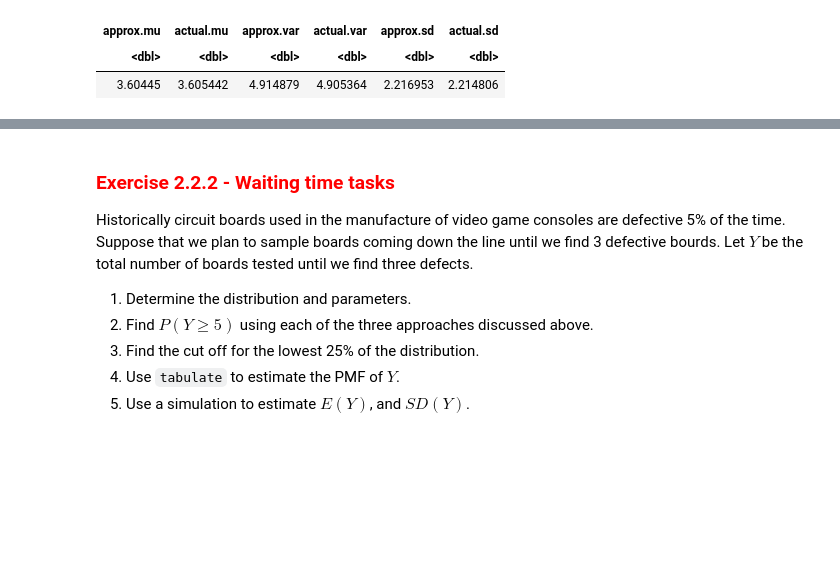
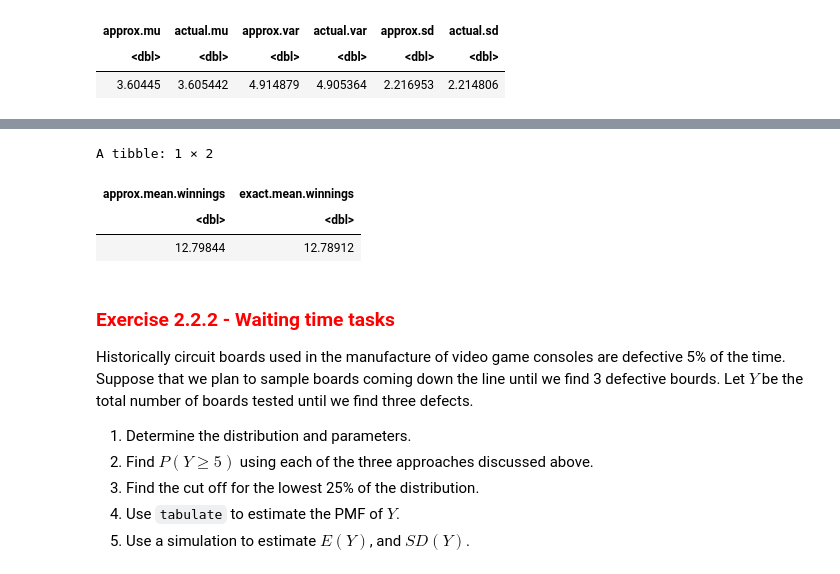
Before and after one commit to yardsale8/probability_simulations_in_R, a Jupyter notebook: 2_2_simulating_the_geometric_and_negative_binomial_distributions.ipynb, the cells around one changed output, grey strips where cells are left out. Drawn from its saved outputs; the diff is of its cells as text; code cells hidden in the pictures; blank space fills up the shorter version.

```diff
--- a/2_2_simulating_the_geometric_and_negative_binomial_distributions.ipynb
+++ b/2_2_simulating_the_geometric_and_negative_binomial_distributions.ipynb
@@ -454,3 +503,21 @@ A tibble: 1 × 6
+# %%
+n <- 10
+k <- 10
+p <- 0.735
+N <- 100000
+(replicate_int(N, rnbinom(1, k, p))
+  %>% mutate(num.misses = .outcome,
+             winnings = 2*k - 2*num.misses)
+  %>% summarise(approx.mean.winnings = mean(winnings))
+  %>% mutate(exact.mean.failures = k/p-k,
+             exact.mean.winnings = 2*k - 2*exact.mean.failures)
+  %>% select(-exact.mean.failures) # dropping a column
+)
+# %% [output]
+A tibble: 1 × 2
+| approx.mean.winnings | exact.mean.winnings |
+| <dbl> | <dbl> |
+| 12.79844 | 12.78912 |
 # %% [markdown]
 ### <font color="red"> Exercise 2.2.2 - Waiting time tasks </font>
 
```
Also changed, not shown: parts of 14 cells of this notebook.
